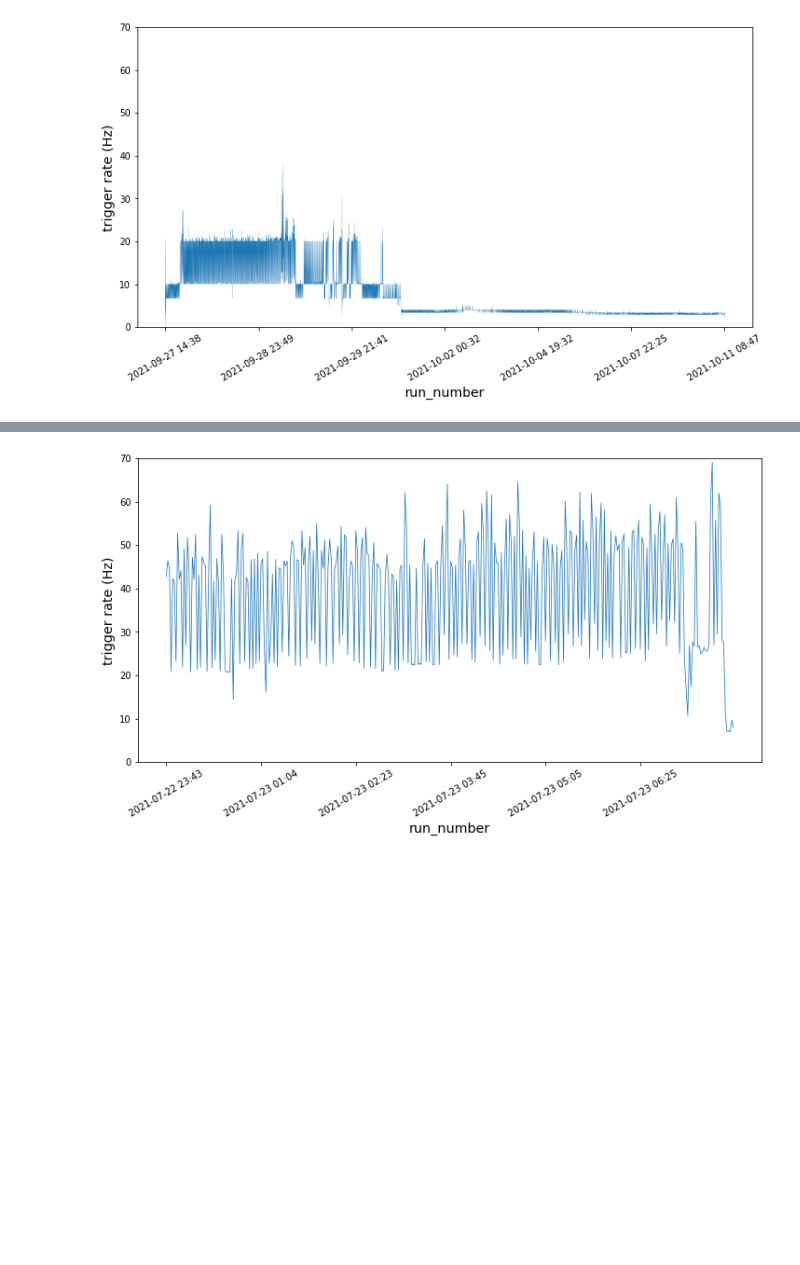
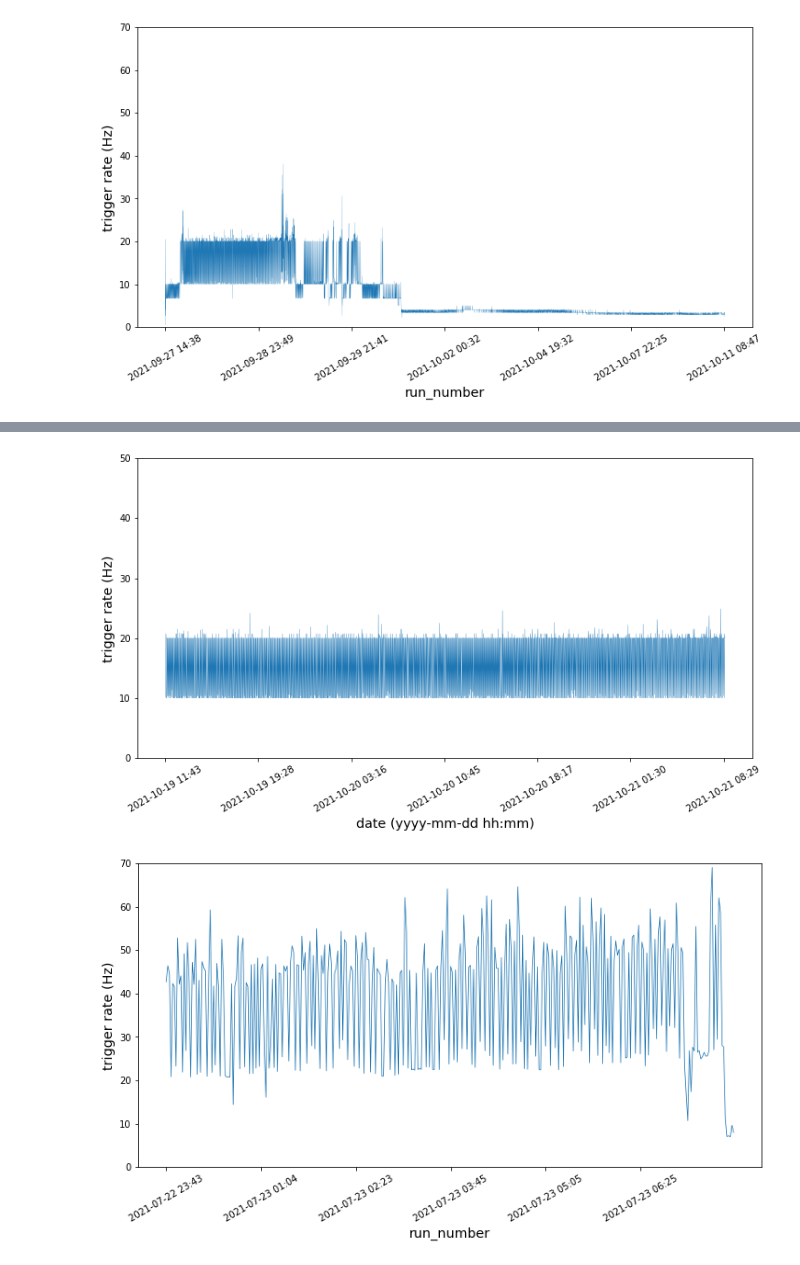
Before and after one commit to cdesio/chance_analysis, a Jupyter notebook: Trigger_rates.ipynb, the cells around one changed output, grey strips where cells are left out. Saved outputs shown, nothing was run; the diff lists cells and outputs as text; code cells hidden in the pictures; blank space fills up the shorter version.

```diff
--- a/Trigger_rates.ipynb
+++ b/Trigger_rates.ipynb
@@ -132,3 +133,7 @@ read_triggerrate_dict_and_plot('trigger_rate_202110_start_1011', lw=.75, ylim=(0
+# %%
+read_triggerrate_dict_and_plot('trigger_rate_202110_start_1019', lw=.35, ylim=(0,50))
+# %% [output]
+[figure, added]
 # %%
 read_triggerrate_dict_and_plot('trigger_rate_202107_start_0722_top_hisp_onlyY', lw=.75)
 # %% [output]
```
Also changed, not shown: parts of 2 cells of this notebook, 1 other file.
